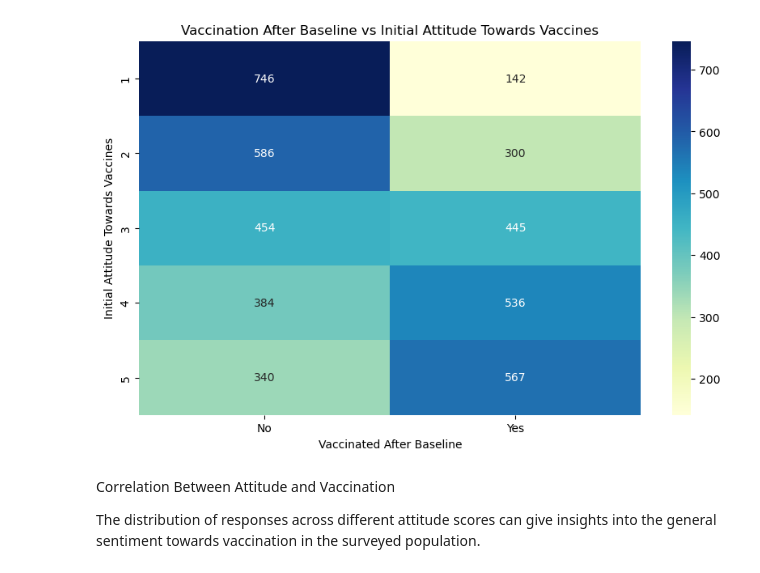
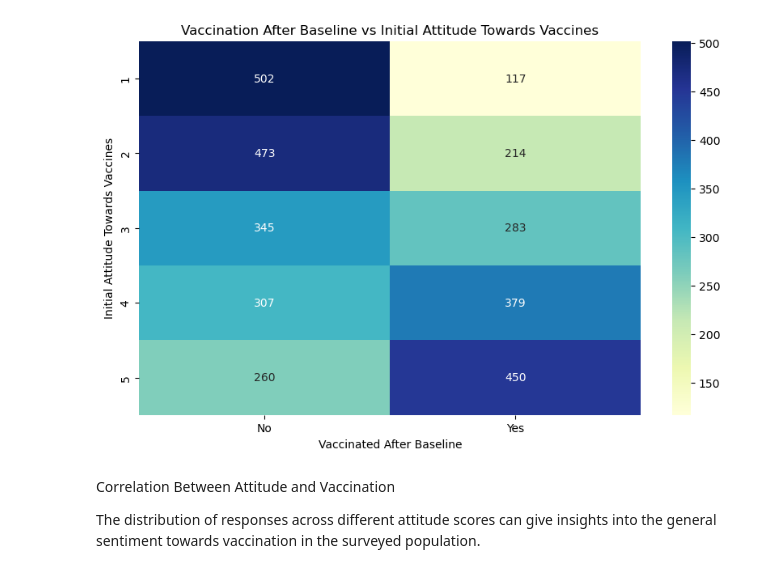
Before and after one commit to yujie-xue/Coding-task_pre-doc_UIUC, a Jupyter notebook: Output.ipynb, the cells around one changed output. Saved outputs shown, nothing was run; the diff lists cells and outputs as text; code cells hidden in the pictures.

```diff
--- a/Output.ipynb
+++ b/Output.ipynb
@@ -3,13 +3,12 @@ import pandas as pd
 
 # Load the data
 baseline_data = pd.read_csv('baseline_survey_data.csv')
-attitude_status_data = pd.read_csv('attitudes_and_vaccine_status.csv')
 endline_data = pd.read_csv('endline_survey_data.csv')
 random_assignment_data = pd.read_csv('random_assignment_data.csv')
 # Merge the dataframes
-merged_data = baseline_data.merge(attitude_status_data, on='Participant_ID')
-merged_data = merged_data.merge(endline_data, on='Participant_ID', how='left')
+merged_data = baseline_data.merge(endline_data, on='Participant_ID', how='left')
 full_merged_data = pd.merge(merged_data, random_assignment_data, on='Participant_ID')
-full_merged_data.head()
+cleaned_data = full_merged_data.dropna()
+cleaned_data.head()
 # %% [output]
 |  | Participant_ID | Age | Gender | Location | Education | Race | Employment_Status | ... |
@@ -21,23 +20,23 @@ full_merged_data.head()
 # %%
 import matplotlib.pyplot as plt
 import seaborn as sns
 import pandas as pd
 
 # Crosstabulation of attitudes and vaccination status
-attitude_vaccination_crosstab = pd.crosstab(merged_data['Attitude_Towards_Vaccines'], merged_data['Vaccinated_After_Baseline'])
+attitude_vaccination_crosstab = pd.crosstab(cleaned_data['Attitude_Towards_Vaccines'], cleaned_data['Vaccinated_After_Baseline'])
 
 # Assuming the categories in 'Vaccinated_After_Baseline' are 'Yes' and 'No'
 vaccinated_categories = ['No', 'Yes']
 
 # Plot with correct category labels
 plt.figure(figsize=(10, 6))
 sns.heatmap(attitude_vaccination_crosstab, annot=True, fmt="d", cmap="YlGnBu", xticklabels=vaccinated_categories)
 plt.title("Vaccination After Baseline vs Initial Attitude Towards Vaccines")
 plt.xlabel("Vaccinated After Baseline")
 plt.ylabel("Initial Attitude Towards Vaccines")
 plt.show()
 # %% [output]
-[figure, old version]
+[figure, new version]
 # %% [markdown]
 Correlation Between Attitude and Vaccination
 
```
Also changed, not shown: parts of 9 cells of this notebook, 3 other files.
